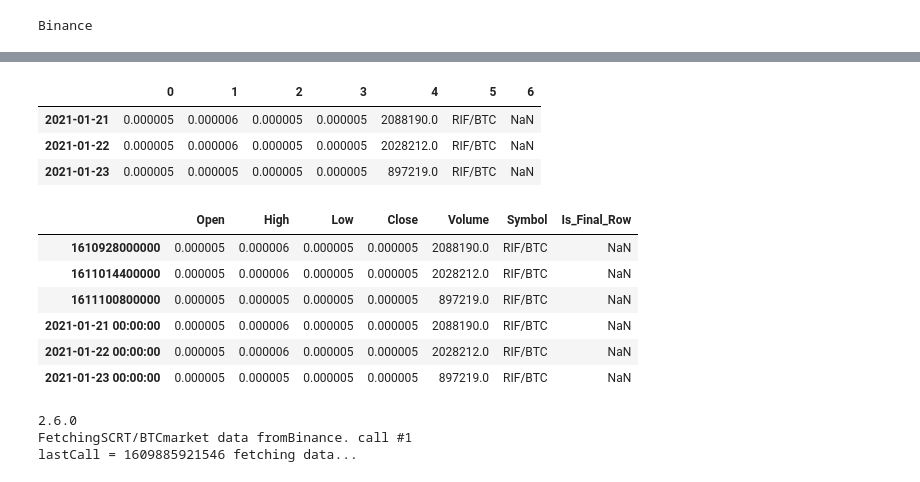
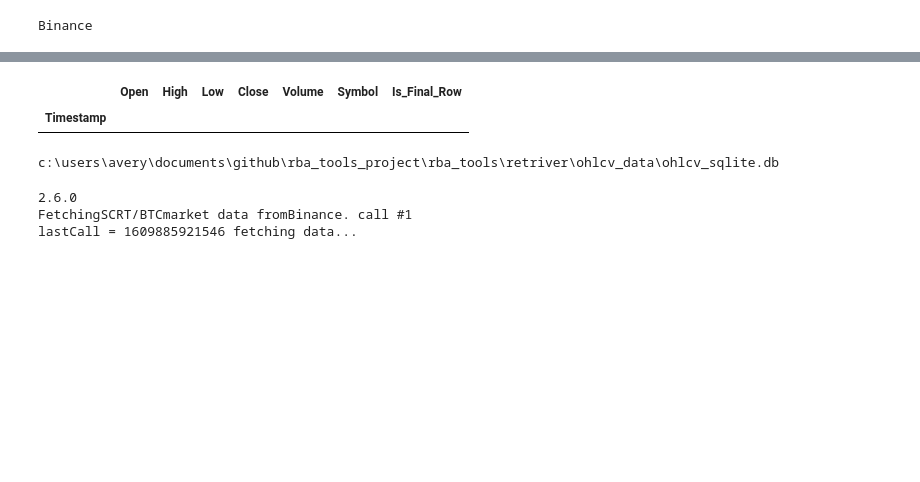
Before and after one commit to avepus/crypto-model, a Jupyter notebook: notebooks/building data retrieval.ipynb, the cells around one changed output, grey strips where cells are left out. Saved outputs shown, nothing was run; the diff lists cells and outputs as text; code cells hidden in the pictures; blank space fills up the shorter version.

```diff
--- a/notebooks/building data retrieval.ipynb
+++ b/notebooks/building data retrieval.ipynb
@@ -59,27 +33,17 @@ lastCall = 1612126920862 fetching data...
-# %%
-append_data = [[0.000005,0.000006,0.000005,0.000005,2088190.0,'RIF/BTC',np.nan],
-[0.000005,0.000006,0.000005,0.000005,2028212.0,'RIF/BTC',np.nan],
-[0.000005,0.000005,0.000005,0.000005,897219.0,'RIF/BTC',np.nan]]
-append_index = [1611187200000,1611273600000,1611360000000]
-append_df = pd.DataFrame(data=append_data,index=append_index)
-append_df.index = pd.to_datetime(append_df.index, unit='ms')
-append_df
-# %% [output]
-|  | 0 | 1 | 2 | 3 | 4 | 5 | 6 |
-| 2021-01-21 | 0.000005 | 0.000006 | 0.000005 | 0.000005 | 2088190.0 | RIF/BTC | NaN |
-| 2021-01-22 | 0.000005 | 0.000006 | 0.000005 | 0.000005 | 2028212.0 | RIF/BTC | NaN |
-| 2021-01-23 | 0.000005 | 0.000005 | 0.000005 | 0.000005 | 897219.0 | RIF/BTC | NaN |
-# %%
-append_df.columns = df.columns
-df.append(append_df)
-# %% [output]
-|  | Open | High | Low | Close | Volume | Symbol | Is_Final_Row |
-| 1610928000000 | 0.000005 | 0.000006 | 0.000005 | 0.000005 | 2088190.0 | RIF/BTC | NaN |
-| 1611014400000 | 0.000005 | 0.000006 | 0.000005 | 0.000005 | 2028212.0 | RIF/BTC | NaN |
-| 1611100800000 | 0.000005 | 0.000005 | 0.000005 | 0.000005 | 897219.0 | RIF/BTC | NaN |
-| 2021-01-21 00:00:00 | 0.000005 | 0.000006 | 0.000005 | 0.000005 | 2088190.0 | RIF/BTC | NaN |
-| 2021-01-22 00:00:00 | 0.000005 | 0.000006 | 0.000005 | 0.000005 | 2028212.0 | RIF/BTC | NaN |
-| 2021-01-23 00:00:00 | 0.000005 | 0.000005 | 0.000005 | 0.000005 | 897219.0 | RIF/BTC | NaN |
+# %%
+connection = database.create_connection()
+from_date_str = '12/1/20'
+end_date_str = '12/3/20'
+df = gcd.get_saved_data(['ETC/BTC'], connection, from_date_str, end_date_str)
+connection.close()
+df
+# %% [output]
+|  | Open | High | Low | Close | Volume | Symbol | Is_Final_Row |
+| Timestamp |  |  |  |  |  |  |  |
+# %%
+print(database.database_file)
+# %% [output]
+c:\users\avery\documents\github\rba_tools_project\rba_tools\retriver\ohlcv_data\ohlcv_sqlite.db
 # %%
 first = gcd.get_DataFrame(['SCRT/BTC'], exchange, '1/1/20', '12/24/20')
 first
```
Also changed, not shown: parts of 4 cells of this notebook, 3 other files.
